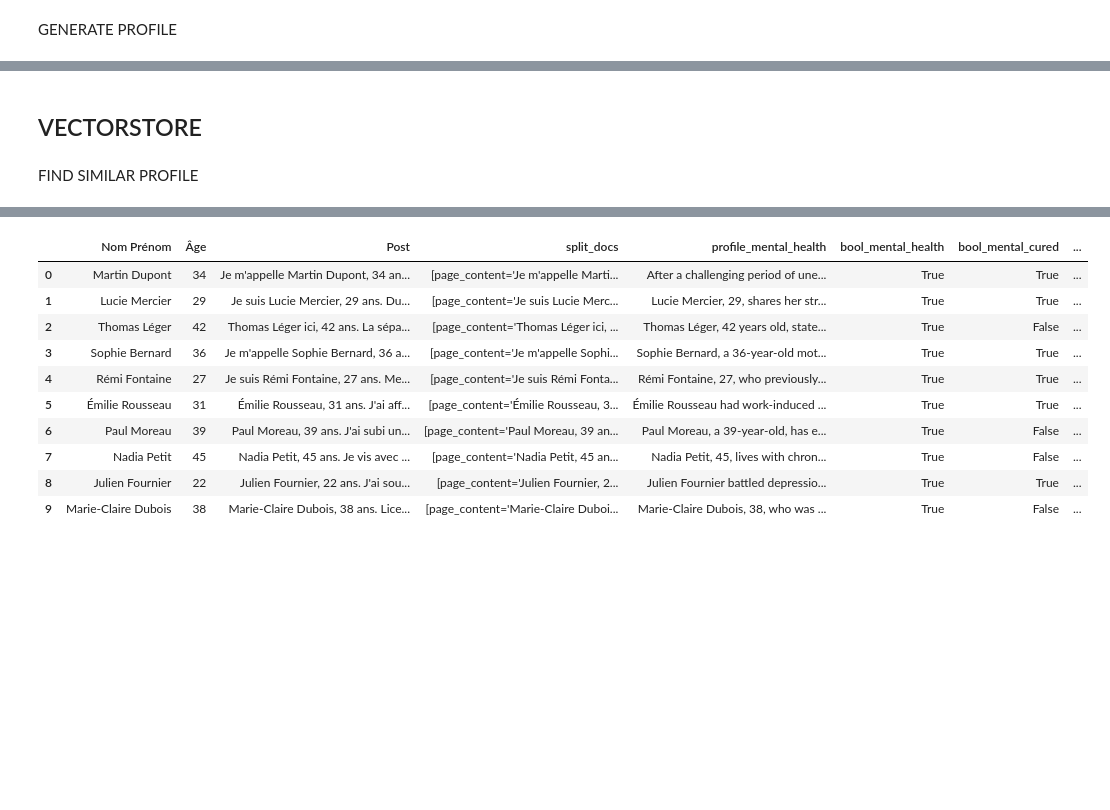
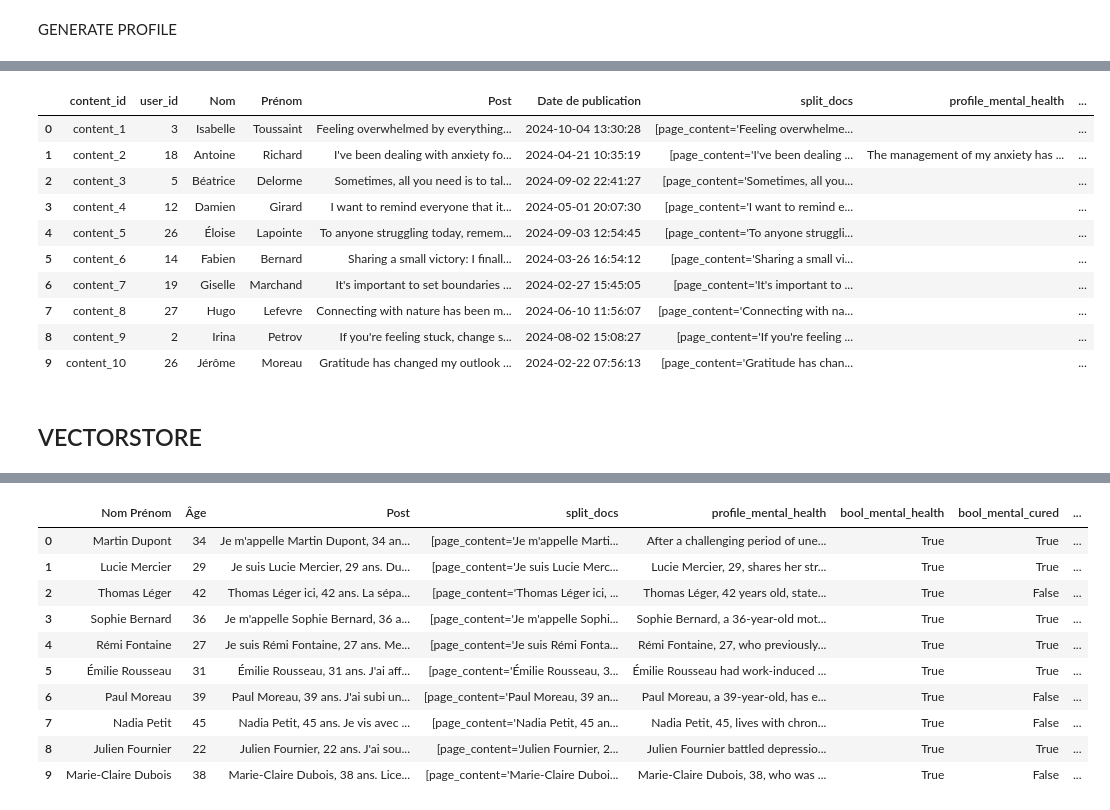
Before and after one commit to Aminesefra8/Hackaton_MoroccanAI_2024-simulation-prototype-, a Jupyter notebook: simu_profile_matching.ipynb, the cells around one changed output, grey strips where cells are left out. Drawn from its saved outputs; the diff is of its cells as text; code cells hidden in the pictures; blank space fills up the shorter version.

Commit message:
Finalize recommandation prototype

```diff
--- a/simu_profile_matching.ipynb
+++ b/simu_profile_matching.ipynb
@@ -218,0 +325,6 @@ doc_vectorstore_profile_mental_health
+# %%
+df_content["split_docs"] = user_list_doc_content
+# %%
+from graph_user_recommand_content import create_app
+
+app_content = create_app()
@@ -219,2 +337,42 @@ doc_vectorstore_profile_mental_health
+# %%
+all_profile = []
+all_mental_bool = []
+all_cured_bool = []
+all_is_motivation_profile = []
+all_motivation_profile = []
+
+for i in range(len(df_content)):
+    documents = df_content["split_docs"][i]
+    state = await app_content.ainvoke({"contents": [doc.page_content for doc in documents], "extra_args": {"llm": llm}})
+    profile_description_mental_health = state["output_dict"]["bad_mental_health_profile"]
+    bool_mental_health = state["output_dict"]["is_badmental_health"]
+    bool_mental_cured = state["output_dict"]["Is_mentally_cured"]
+    is_motivation_profile = state["output_dict"]["is_motivation"]
+    motivation_profile = state["output_dict"]["motivations_info"]
+    all_profile.append(profile_description_mental_health)
+    all_mental_bool.append(bool_mental_health)
+    all_cured_bool.append(bool_mental_cured)
+    all_is_motivation_profile.append(is_motivation_profile)
+    all_motivation_profile.append(motivation_profile)
+# %%
+df_content["profile_mental_health"] = all_profile
+df_content["bool_mental_health"] = all_mental_bool
+df_content["bool_mental_cured"] = all_cured_bool
+df_content["is_motivation_profile"] = all_is_motivation_profile
+df_content["motivations_info"] = all_motivation_profile
+# %%
+df_content
+# %% [output]
+|  | content_id | user_id | Nom | Prénom | Post | Date de publication | split_docs | profile_mental_health | ... |
+| 0 | content_1 | 3 | Isabelle | Toussaint | Feeling overwhelmed by everything... | 2024-10-04 13:30:28 | [page_content='Feeling overwhelme... |  | ... |
+| 1 | content_2 | 18 | Antoine | Richard | I've been dealing with anxiety fo... | 2024-04-21 10:35:19 | [page_content='I've been dealing ... | The management of my anxiety has ... | ... |
+| 2 | content_3 | 5 | Béatrice | Delorme | Sometimes, all you need is to tal... | 2024-09-02 22:41:27 | [page_content='Sometimes, all you... |  | ... |
+| 3 | content_4 | 12 | Damien | Girard | I want to remind everyone that it... | 2024-05-01 20:07:30 | [page_content='I want to remind e... |  | ... |
+| 4 | content_5 | 26 | Éloise | Lapointe | To anyone struggling today, remem... | 2024-09-03 12:54:45 | [page_content='To anyone struggli... |  | ... |
+| 5 | content_6 | 14 | Fabien | Bernard | Sharing a small victory: I finall... | 2024-03-26 16:54:12 | [page_content='Sharing a small vi... |  | ... |
+| 6 | content_7 | 19 | Giselle | Marchand | It's important to set boundaries ... | 2024-02-27 15:45:05 | [page_content='It's important to ... |  | ... |
+| 7 | content_8 | 27 | Hugo | Lefevre | Connecting with nature has been m... | 2024-06-10 11:56:07 | [page_content='Connecting with na... |  | ... |
+| 8 | content_9 | 2 | Irina | Petrov | If you're feeling stuck, change s... | 2024-08-02 15:08:27 | [page_content='If you're feeling ... |  | ... |
+| 9 | content_10 | 26 | Jérôme | Moreau | Gratitude has changed my outlook ... | 2024-02-22 07:56:13 | [page_content='Gratitude has chan... |  | ... |
 # %% [markdown]
 ## VECTORSTORE
@@ -225,2 +378,0 @@ vectorstore = Chroma.from_documents(doc_vectorstore_profile_mental_health, embed
-# %% [markdown]
-FIND SIMILAR PROFILE
```
Also changed, not shown: parts of 40 cells of this notebook, 9 other files.
